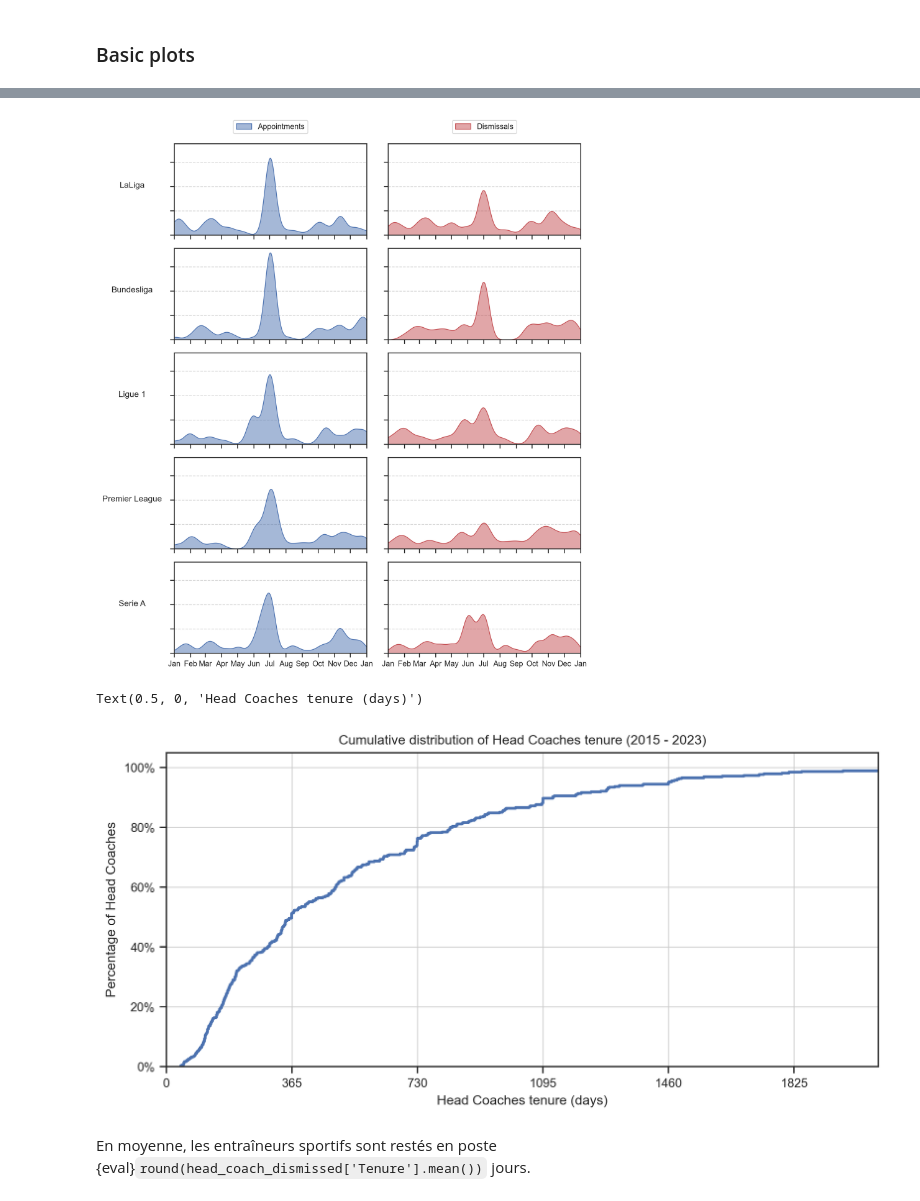
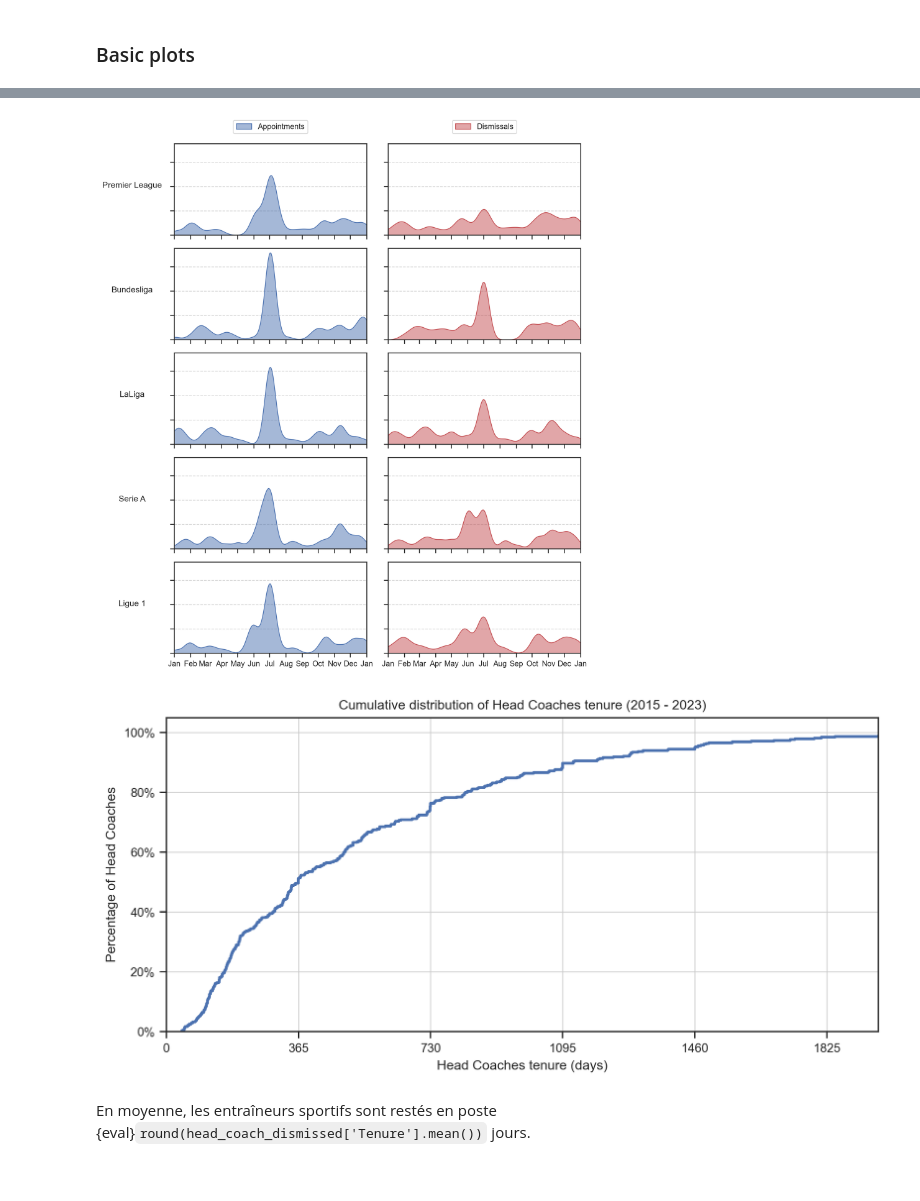
Before and after one commit to mathisdrn/head_coach_dismissal, a Jupyter notebook: src/03 Headcoach analysis.ipynb, the cells around one changed output, grey strips where cells are left out. Cells and saved outputs as stored; diff of their text form; code cells hidden in the pictures.

```diff
--- a/src/03 Headcoach analysis.ipynb
+++ b/src/03 Headcoach analysis.ipynb
@@ -19,10 +20,12 @@ plt.rcParams["figure.dpi"] = 300
 # %% [markdown]
 ### Loading data
 # %%
-head_coach = pd.read_csv("data/head_coach.csv", parse_dates=["Appointed", "EndDate"])
-head_coach_dismissed = head_coach[head_coach["EndDate"].notnull()]
+head_coach = pl.read_csv(Path("./data/head_coach.csv")).cast(
+    {"Appointed": pl.Date, "EndDate": pl.Date}
+)
 
-long_tenure = head_coach[head_coach["Tenure"] > 3000].shape[0]
+head_coach_dismissed = head_coach.filter(pl.col("EndDate").is_not_null())
+long_tenure = head_coach.filter(pl.col("Tenure") > 3000).height
 # %% [markdown]
 Il y a {eval}`long_tenure` entraîneurs avec plus de 3000 jours en poste. Cela concerne Arsene Wenger qui a été responsable d’Arsenal pendant 7046 jours.
 # %% [markdown]
@@ -103,10 +124,11 @@ plt.grid(axis="x", linestyle="--", alpha=0.8)
 # %%
-# | label: hc_replacement_per_club
-head_coach["AppointedDay"] = head_coach["Appointed"].dt.dayofyear
-head_coach_dismissed["DismissedDay"] = head_coach_dismissed["EndDate"].dt.dayofyear
+head_coach = head_coach.with_columns(
+    appointed_day_of_year=head_coach.get_column("Appointed").dt.ordinal_day(),
+    dismissal_day_of_year=head_coach.get_column("EndDate").dt.ordinal_day(),
+)
 
 # KDE Plot of head coach appointment/dismissed days of the year versus league
-leagues = head_coach["League"].unique()
+leagues = head_coach.get_column("League").unique()
 fig, ax = plt.subplots(
     len(leagues),
     2,
@@ -120,8 +142,8 @@ fig, ax = plt.subplots(
 
 for i, league in enumerate(leagues):
     sns.kdeplot(
-        data=head_coach[head_coach["League"] == league],
-        x="AppointedDay",
+        data=head_coach.filter(pl.col("League") == league),
+        x="appointed_day_of_year",
         ax=ax[i, 0],
         fill=True,
         color="b",
@@ -131,8 +153,8 @@ for i, league in enumerate(leagues):
         label="Appointments",
     )
     sns.kdeplot(
-        data=head_coach_dismissed[head_coach_dismissed["League"] == league],
-        x="DismissedDay",
+        data=head_coach.filter(pl.col("League") == league),
+        x="dismissal_day_of_year",
         ax=ax[i, 1],
         fill=True,
         color="r",
@@ -141,36 +163,34 @@ for i, league in enumerate(leagues):
         clip=(0, 365),
         label="Dismissals",
     )
     ax[i, 0].set_xlim(0, 365)
     ax[i, 1].set_xlim(0, 365)
     # Major formatter for x-axis
     ax[i, 0].xaxis.set_major_locator(mdates.MonthLocator())
     ax[i, 0].xaxis.set_major_formatter(mdates.DateFormatter("%b"))
     ax[i, 1].xaxis.set_major_locator(mdates.MonthLocator())
     ax[i, 1].xaxis.set_major_formatter(mdates.DateFormatter("%b"))
     ax[i, 0].set_ylabel(league, rotation=0, labelpad=40)
     # Hide y-axis label and ticks
     ax[i, 0].set_yticklabels([])
     ax[i, 1].set_yticklabels([])
-    # ax[i, 0].set_yticks([])
-    # ax[i, 1].set_yticks([])
     ax[i, 0].grid(axis="y", linestyle="--", alpha=0.8)
     ax[i, 1].grid(axis="y", linestyle="--", alpha=0.8)
     # Remove x-axis label
     ax[i, 0].set_xlabel("")
     ax[i, 1].set_xlabel("")
 
     if i > 0:
         ax[i, 0].legend().remove()
         ax[i, 1].legend().remove()
     else:
         ax[i, 0].legend()
         ax[i, 1].legend()
         # Place each legend centered on top of their respective axes
         ax[i, 0].legend(loc="upper center", bbox_to_anchor=(0.5, 1.3), ncol=2)
         ax[i, 1].legend(loc="upper center", bbox_to_anchor=(0.5, 1.3), ncol=2)
 # %% [output]
-[figure, old version]
+[figure, new version]
 # %%
 # | label: hc_tenure
 # Plot ECDF of head_coach tenure
@@ -185,13 +205,13 @@ plt.gca().yaxis.set_major_formatter(mticker.PercentFormatter(xmax=100))
 # Grid
 plt.grid(axis="y", linestyle="-", alpha=0.8)
 plt.grid(axis="x", linestyle="-", alpha=0.8)
-plt.xticks(range(0, max(head_coach_dismissed["Tenure"]) + 365, 365))
-plt.xlim(0, head_coach_dismissed["Tenure"].quantile(0.99))
+plt.xticks(range(0, 3650, 365))
+plt.xlim(0, head_coach_dismissed.get_column("Tenure").quantile(0.99))
 plt.title("Cumulative distribution of Head Coaches tenure (2015 - 2023)")
 plt.xlabel("Head Coaches tenure (days)")
+plt.show()
 # %% [output]
-Text(0.5, 0, 'Head Coaches tenure (days)')
-[figure, old version]
+[figure, new version]
 # %% [markdown]
 En moyenne, les entraîneurs sportifs sont restés en poste {eval}`round(head_coach_dismissed['Tenure'].mean())` jours.
 # %%
```
Also changed, not shown: parts of 12 cells of this notebook, 9 other files.
